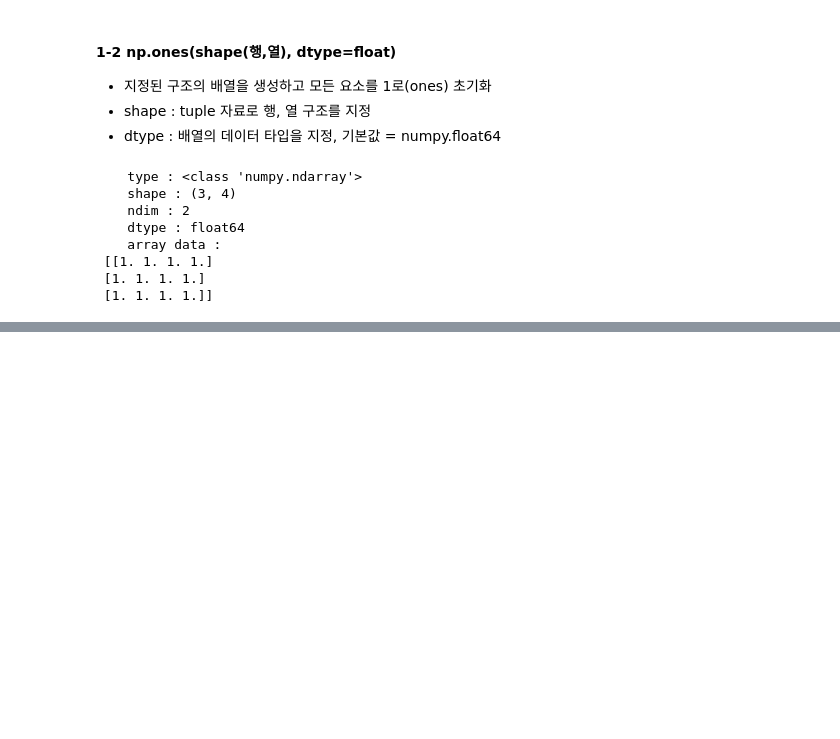
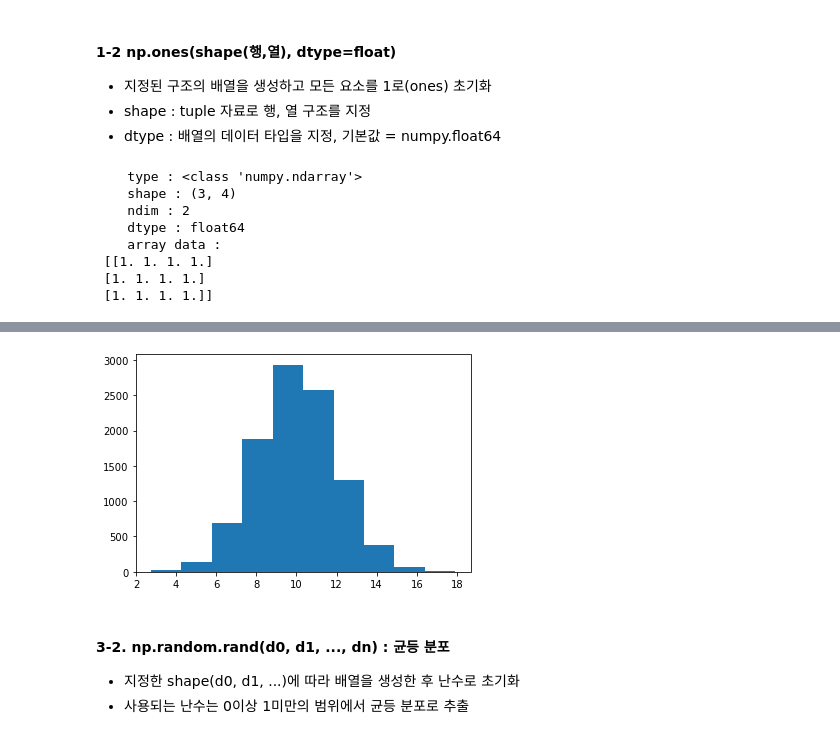
Before and after one commit to iwalkbyfaith/python_basic, a Jupyter notebook: 넘파이/2022.06.07 numpy 기초.ipynb, the cells around one changed output, grey strips where cells are left out. Saved outputs shown, nothing was run; the diff lists cells and outputs as text; code cells hidden in the pictures; blank space fills up the shorter version.

```diff
--- a/넘파이/2022.06.07 numpy 기초.ipynb
+++ b/넘파이/2022.06.07 numpy 기초.ipynb
@@ -328,0 +772,10 @@ np_print(arr)
+# %%
+plt.hist(data, bins=10)
+plt.show()
+# %% [output]
+[figure, added]
+# %% [markdown]
+#### 3-2. np.random.rand(d0, d1, ..., dn) : 균등 분포
+
+- 지정한 shape(d0, d1, ...)에 따라 배열을 생성한 후 난수로 초기화
+- 사용되는 난수는 0이상 1미만의 범위에서 균등 분포로 추출
```
Also changed, not shown: parts of 50 cells of this notebook, 1 other file.
